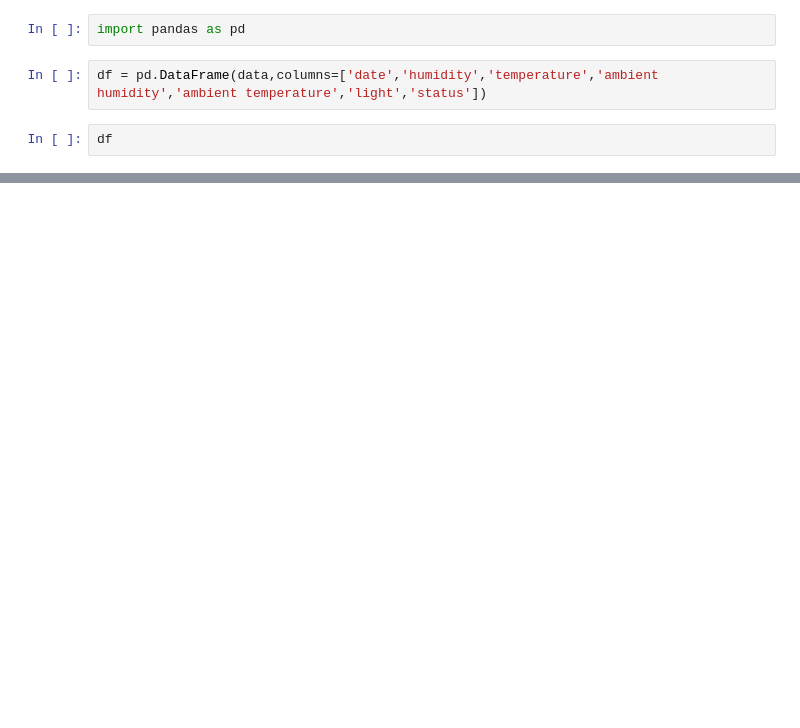
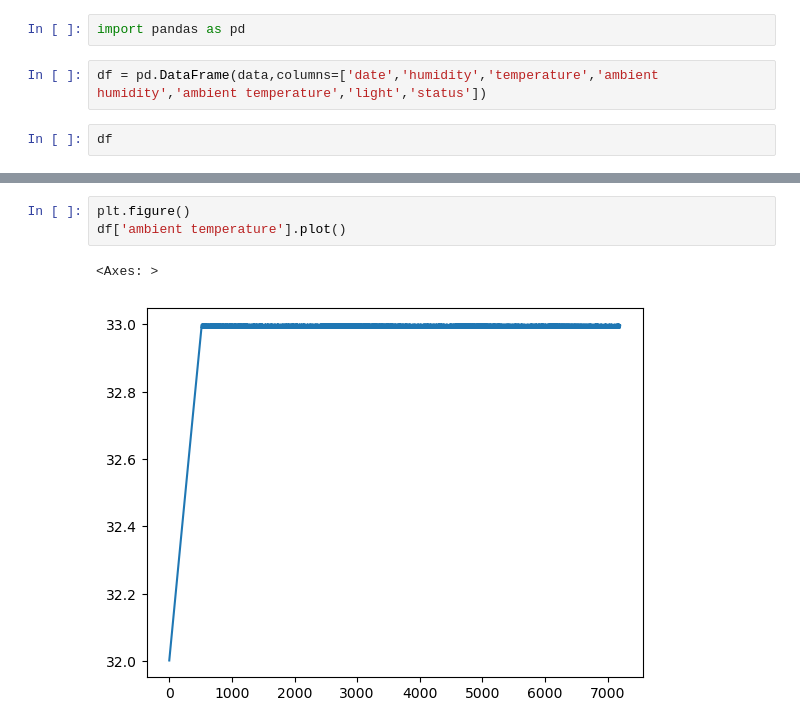
Before and after one commit to wirarama/dataevo, a Jupyter notebook: data-irigasi-tetes.ipynb, the cells around one changed output, grey strips where cells are left out. Drawn from its saved outputs; the diff is of its cells as text; blank space fills up the shorter version.

```diff
--- a/data-irigasi-tetes.ipynb
+++ b/data-irigasi-tetes.ipynb
@@ -99,0 +164,6 @@ df.to_csv('out.csv')
+# %%
+plt.figure()
+df['ambient temperature'].plot()
+# %% [output]
+<Axes: >
+[figure, added]
```
Also changed, not shown: parts of 16 cells of this notebook, 3 other files.
